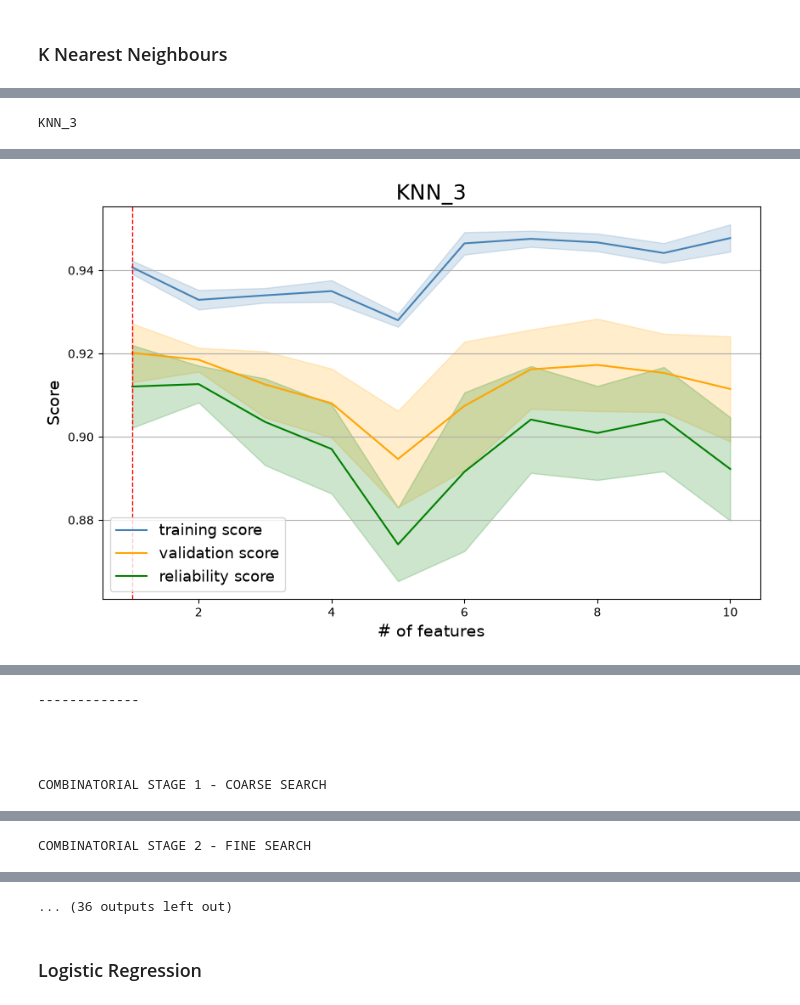
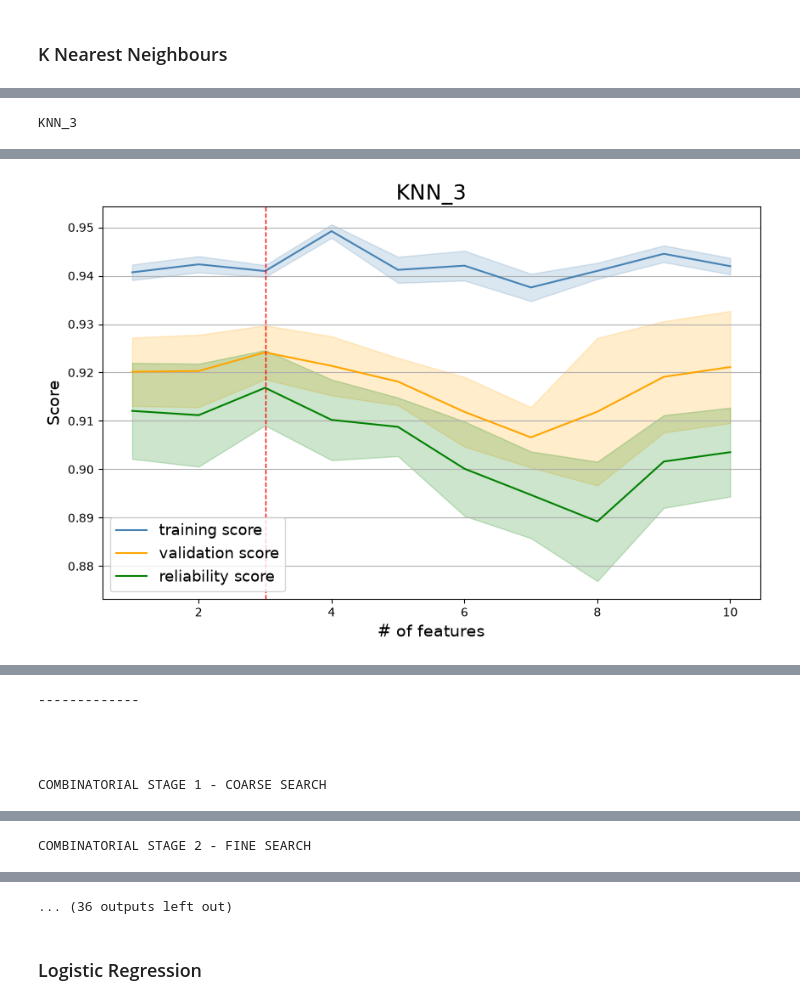
Before and after one commit to seacunilever/mlchem, a Jupyter notebook: examples/7 - Model Building/model_building_umap_clustering.ipynb, the cells around one changed output, grey strips where cells are left out. Cells and saved outputs as stored; diff of their text form; code cells hidden in the pictures.

```diff
--- a/examples/7 - Model Building/model_building_umap_clustering.ipynb
+++ b/examples/7 - Model Building/model_building_umap_clustering.ipynb
@@ -122,8 +122,8 @@ train_set_poly
 # %%
 # for tutorial purposes, we set strict thresholds to have a sparser and quicker fitting process
 
-multicollinearity_threshold = 0.5
-diversity_threshold = 0.4
+multicollinearity_threshold = 0.6
+diversity_threshold = 0.3
 
 print(train_set_poly.shape)
 train_set_poly_filter_1 = filters.diversity_filter(df=train_set_poly,
@@ -341,9 +310,7 @@ comb = COMB(estimator=estimator,metric=get_geometric_S,logic='greater',
 
 print('COMBINATORIAL STAGE 1 - COARSE SEARCH')
 results_1 = comb.fit_stage_1(train_set=train_set_scaled,
-                             test_set=test_set_scaled,
                              y_train=y_train,
-                             y_test=y_test,
                              features=train_set_scaled.columns,
                              k=2,
                              training_threshold=0.7,
@@ -399,7 +371,7 @@ top_ranked_features = 10     # number of top ranked features to consider in comb
                              # Ranking is computed based on mutual information with the target variable minus a penalty for correlation with other features.
                              # This is done to promote diversity in the selected features.
 training_threshold = 0.75    # minimum accepted training score for a model to be considered valid in combinatorial selection further stages
-cv_train_ratio = 0.8     # maximum tolerated ratio between training and test scores for a model to be considered valid in combinatorial selection
+cv_train_ratio = 0.85     # maximum tolerated ratio between training and test scores for a model to be considered valid in combinatorial selection
 top_n_subsets = 5     # number of top ranked subsets to consider in combinatorial selection
 k = 3     # number of features to include in each subset for combinatorial selection
 # %% [markdown]
@@ -425,6 +397,7 @@ for n in neighbours:
         log_level='INFO',
         cv_indices=cv_indices,
     )
+    # test_set and y_test only useful for debugging purposes if log_level='DEBUG'
     sfs.fit(
         train_set=train_set_scaled,
         test_set=test_set_scaled,
@@ -444,9 +417,7 @@ for n in neighbours:
 
     print('COMBINATORIAL STAGE 1 - COARSE SEARCH')
     results_1 = comb.fit_stage_1(train_set=train_set_scaled,
-                                test_set=test_set_scaled,
                                 y_train=y_train,
-                                y_test=y_test,
                                 features=train_set_scaled.columns,
                                 k=k,
                                 training_threshold=training_threshold,
@@ -482 +453 @@ KNN_3
-[figure, old version]
+[figure, new version]
```
Also changed, not shown: parts of 17 cells of this notebook, 26 other files.
